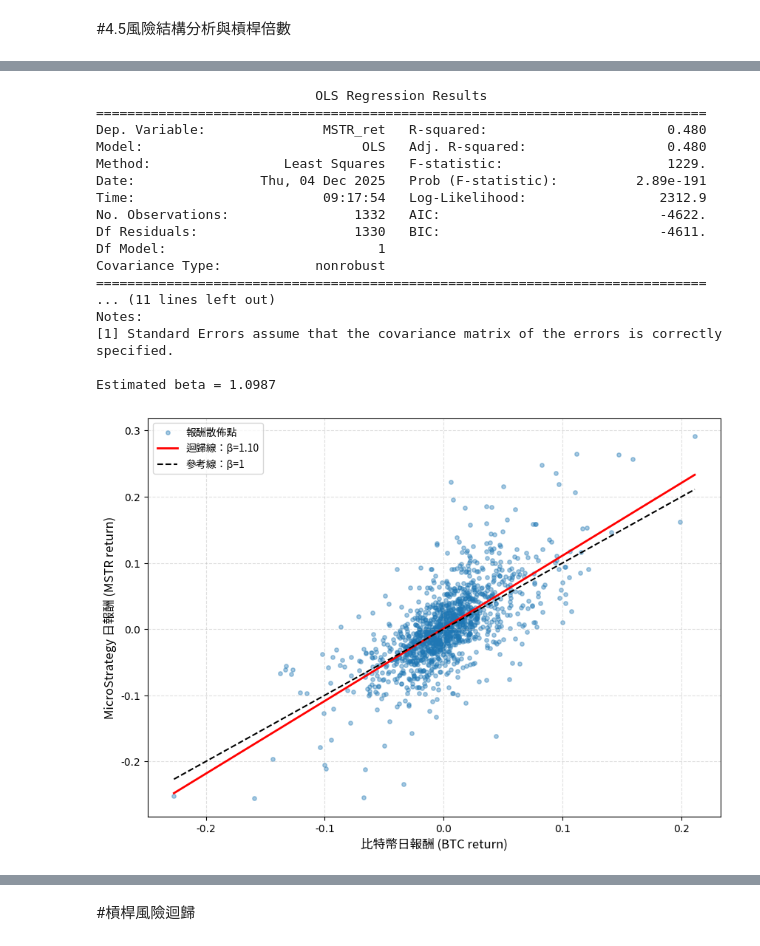
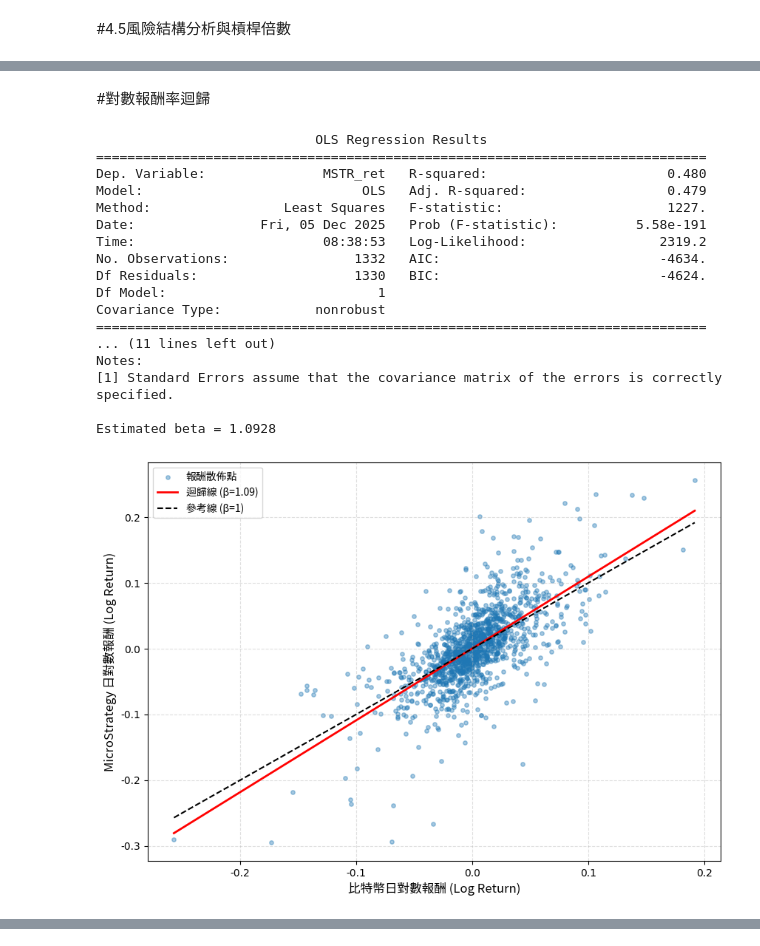
Before and after one commit to HackerJacky/Crypto-quantitative-analysis, a Jupyter notebook: crypto.ipynb, the cells around one changed output, grey strips where cells are left out. Drawn from its saved outputs; the diff is of its cells as text; code cells hidden in the pictures.

```diff
--- a/crypto.ipynb
+++ b/crypto.ipynb
@@ -740,19 +764,24 @@ print(f"近期平均 Beta 值: {rolling_beta.iloc[-1]:.2f}")
 近期平均 Beta 值: 1.13
+# %% [markdown]
+#對數報酬率迴歸
 # %%
 import statsmodels.api as sm
 from matplotlib.font_manager import FontProperties
+
+# 設定中文字型路徑 (請確保此路徑在您的環境是正確的)
 font_path = "/usr/share/fonts/opentype/noto/NotoSansCJK-Regular.ttc"
 myfont = FontProperties(fname=font_path)
-plt.rcParams['axes.unicode_minus'] = False  # 處理負號
+plt.rcParams['axes.unicode_minus'] = False  # 處理負號顯示問題
 
 # ----------------------------------------
-# 1. 準備資料（假設 df_analysis 已經對齊日期）
+# 1. 準備資料
 # ----------------------------------------
-# 如果你沒有報酬，可以這樣計算：
-btc_ret = df_analysis['Bitcoin'].pct_change().dropna()
-mstr_ret = df_analysis['MicroStrategy'].pct_change().dropna()
+# ★修正重點：使用對數報酬 (Log Returns) 而非價格差
+# 這能確保資料尺度正確，且符合計量經濟學標準
+btc_ret = np.log(df_analysis['Bitcoin']).diff().dropna()
+mstr_ret = np.log(df_analysis['MicroStrategy']).diff().dropna()
 
-# 對齊
+# 對齊資料
 data = pd.concat([btc_ret, mstr_ret], axis=1).dropna()
 data.columns = ['BTC_ret', 'MSTR_ret']
 
@@ -762,57 +791,65 @@ data.columns = ['BTC_ret', 'MSTR_ret']
 X = sm.add_constant(data['BTC_ret'])
 y = data['MSTR_ret']
 
+# 執行回歸
 model = sm.OLS(y, X).fit()
 beta = model.params['BTC_ret']
 alpha = model.params['const']
 
+# 印出結果
 print(model.summary())
 print(f"\nEstimated beta = {beta:.4f}")
 
 # ----------------------------------------
 # 3. 畫散佈圖 + 回歸線 + β=1 參考線
 # ----------------------------------------
 plt.figure(figsize=(10, 7))
 
-# 散佈圖
-plt.scatter(data['BTC_ret'], data['MSTR_ret'], alpha=0.4, s=15, label='報酬散佈點')
+# 散佈圖 (Scatter Plot)
+plt.scatter(data['BTC_ret'], data['MSTR_ret'],
+            alpha=0.4, s=15, label='報酬散佈點')
 
-# 回歸線
+# 繪製回歸線 (Regression Line)
+# 建立 X 軸的模擬點，範圍涵蓋資料的最小值到最大值
 x_vals = np.linspace(data['BTC_ret'].min(), data['BTC_ret'].max(), 200)
 y_hat = alpha + beta * x_vals
-plt.plot(x_vals, y_hat, color='red', linewidth=2, label=f'迴歸線：β={beta:.2f}')
+plt.plot(x_vals, y_hat, color='red', linewidth=2, label=f'迴歸線 (β={beta:.2f})')
 
-# 45 度 β = 1 的參考線
-plt.plot(x_vals, x_vals, color='black', linestyle='--', linewidth=1.5, label='參考線：β=1',)
+# 繪製 β = 1 的參考線 (45度線)
+# 用來比較是否具備槓桿效果 (若紅線比黑線陡，代表 β > 1)
+plt.plot(x_vals, x_vals, color='black', linestyle='--', linewidth=1.5, label='參考線 (β=1)')
 
 # 標題與座標軸
-#plt.title("MicroStrategy 與比特幣日報酬散佈圖（含槓桿迴歸線）", fontsize=14)
-plt.xlabel("比特幣日報酬 (BTC return)", fontsize=12,fontproperties=myfont)
-plt.ylabel("MicroStrategy 日報酬 (MSTR return)", fontsize=12,fontproperties=myfont)
+#plt.title("MicroStrategy 與比特幣日對數報酬散佈圖", fontsize=14, fontproperties=myfont)
+plt.xlabel("比特幣日對數報酬 (Log Return)", fontsize=12, fontproperties=myfont)
+plt.ylabel("MicroStrategy 日對數報酬 (Log Return)", fontsize=12, fontproperties=myfont)
+
+# 格線與圖例
 plt.grid(True, linestyle='--', alpha=0.4)
 plt.legend(prop=myfont, fontsize=10)
 
 # ----------------------------------------
 # 4. 匯出圖片
 # ----------------------------------------
 plt.savefig("MSTR_BTC_Leverage_Scatter.png", dpi=300, bbox_inches='tight')
 plt.show()
+files.download('MSTR_BTC_Leverage_Scatter.png')
 # %% [output]
                             OLS Regression Results
 ==============================================================================
 Dep. Variable:               MSTR_ret   R-squared:                       0.480
-Model:                            OLS   Adj. R-squared:                  0.480
-Method:                 Least Squares   F-statistic:                     1229.
-Date:                Thu, 04 Dec 2025   Prob (F-statistic):          2.89e-191
-Time:                        09:17:54   Log-Likelihood:                 2312.9
-No. Observations:                1332   AIC:                            -4622.
-Df Residuals:                    1330   BIC:                            -4611.
+Model:                            OLS   Adj. R-squared:                  0.479
+Method:                 Least Squares   F-statistic:                     1227.
+Date:                Fri, 05 Dec 2025   Prob (F-statistic):          5.58e-191
+Time:                        08:38:53   Log-Likelihood:                 2319.2
+No. Observations:                1332   AIC:                            -4634.
+Df Residuals:                    1330   BIC:                            -4624.
 Df Model:                           1
 Covariance Type:            nonrobust
 ==============================================================================
 ... (11 lines left out)
 Notes:
 [1] Standard Errors assume that the covariance matrix of the errors is correctly specified.
 
-Estimated beta = 1.0987
+Estimated beta = 1.0928
-[figure, old version]
+[figure, new version]
@@ -819,2 +857,0 @@ Estimated beta = 1.0987
-# %% [markdown]
-#槓桿風險迴歸
```
Also changed, not shown: parts of 10 cells of this notebook.
